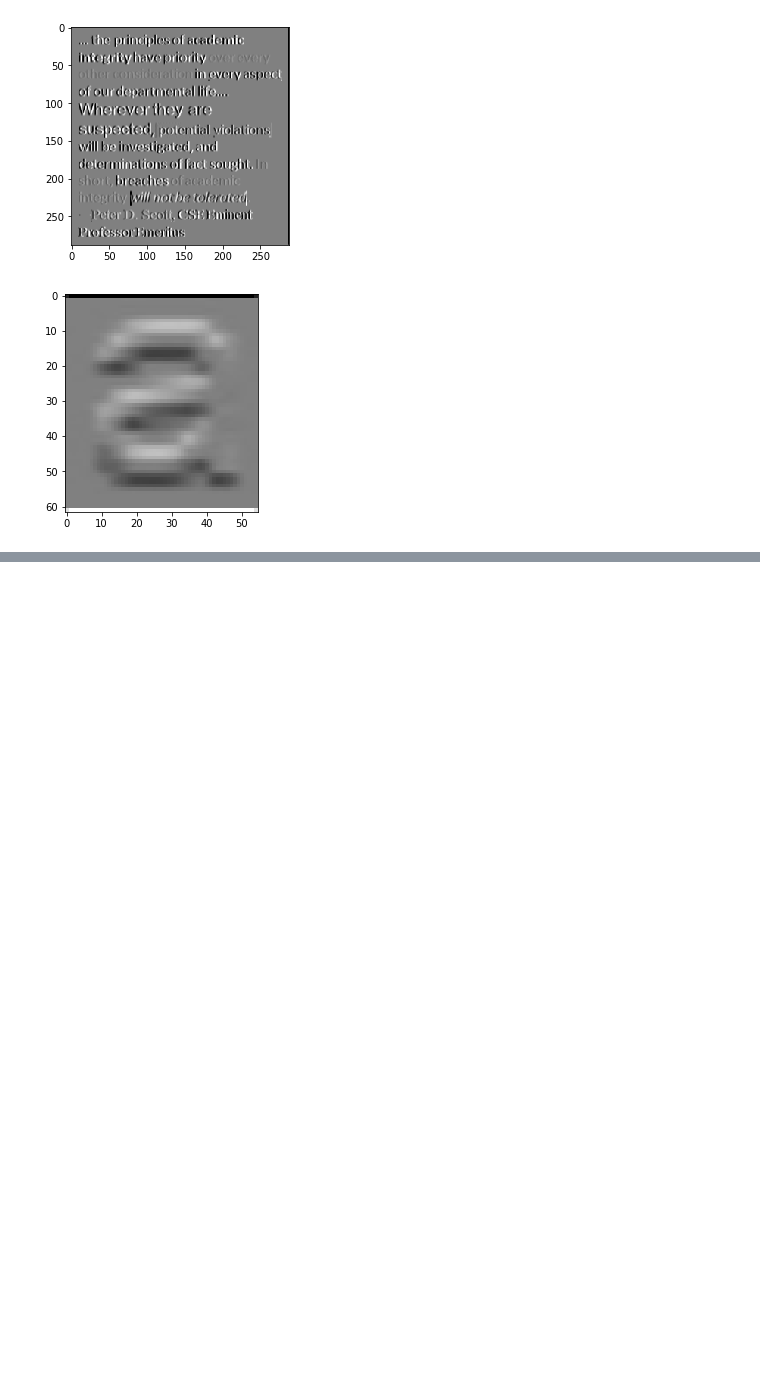
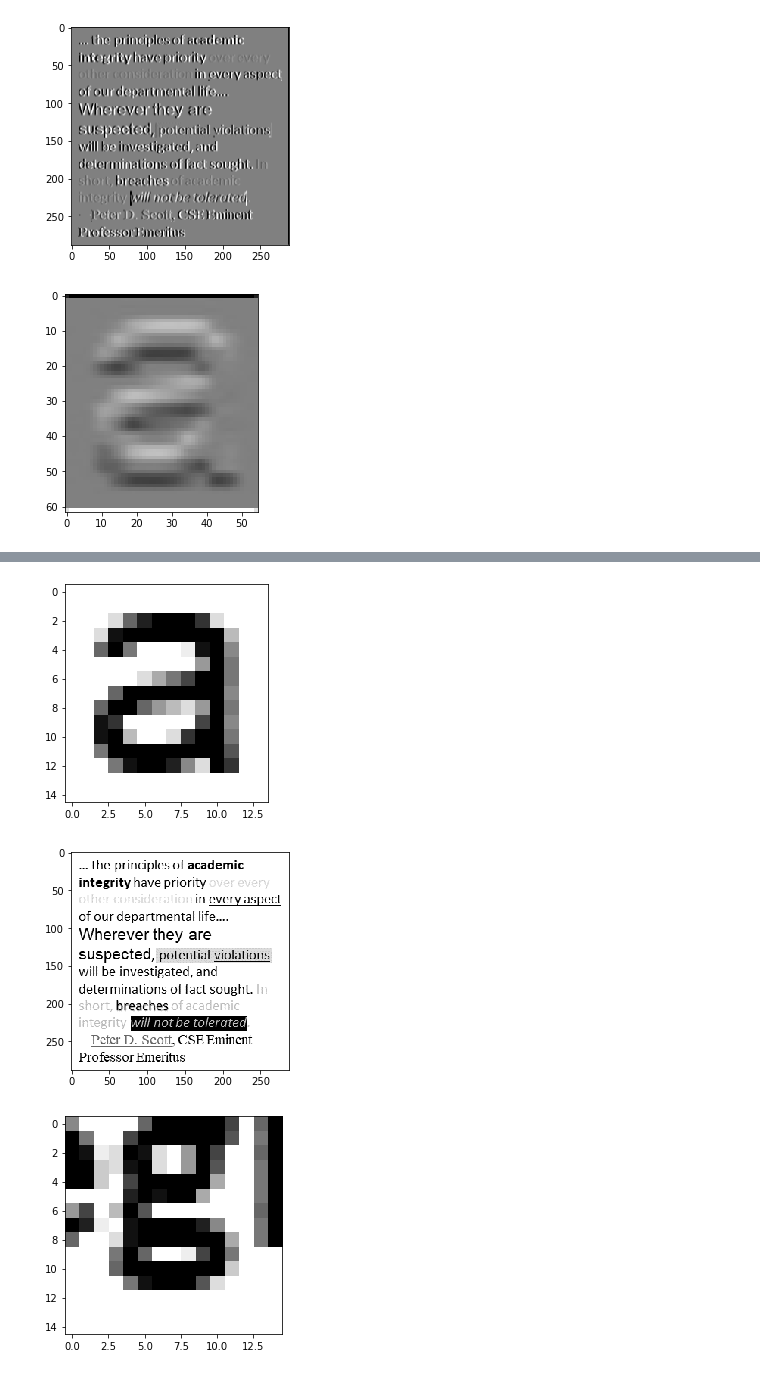
Before and after one commit to vimalkumarasamy/computer_vision, a Jupyter notebook: CV_Task2_OCR.ipynb, the cells around one changed output, grey strips where cells are left out. Saved outputs shown, nothing was run; the diff lists cells and outputs as text; code cells hidden in the pictures; blank space fills up the shorter version.

```diff
--- a/CV_Task2_OCR.ipynb
+++ b/CV_Task2_OCR.ipynb
@@ -164,0 +179,14 @@ plt.show()
+# %%
+# template dimensions
+# 62,55
+plt.imshow(np.array(img)[103:103+15,154:154+14].tolist(), cmap="gray")
+plt.show()
+plt.imshow(img, cmap="gray")
+plt.show()
+
+plt.imshow(np.array(img)[37:37+15,39:39+15].tolist(), cmap="gray")
+plt.show()
+# %% [output]
+[figure, added]
+[figure, added]
+[figure, added]
```
Also changed, not shown: parts of 8 cells of this notebook.
